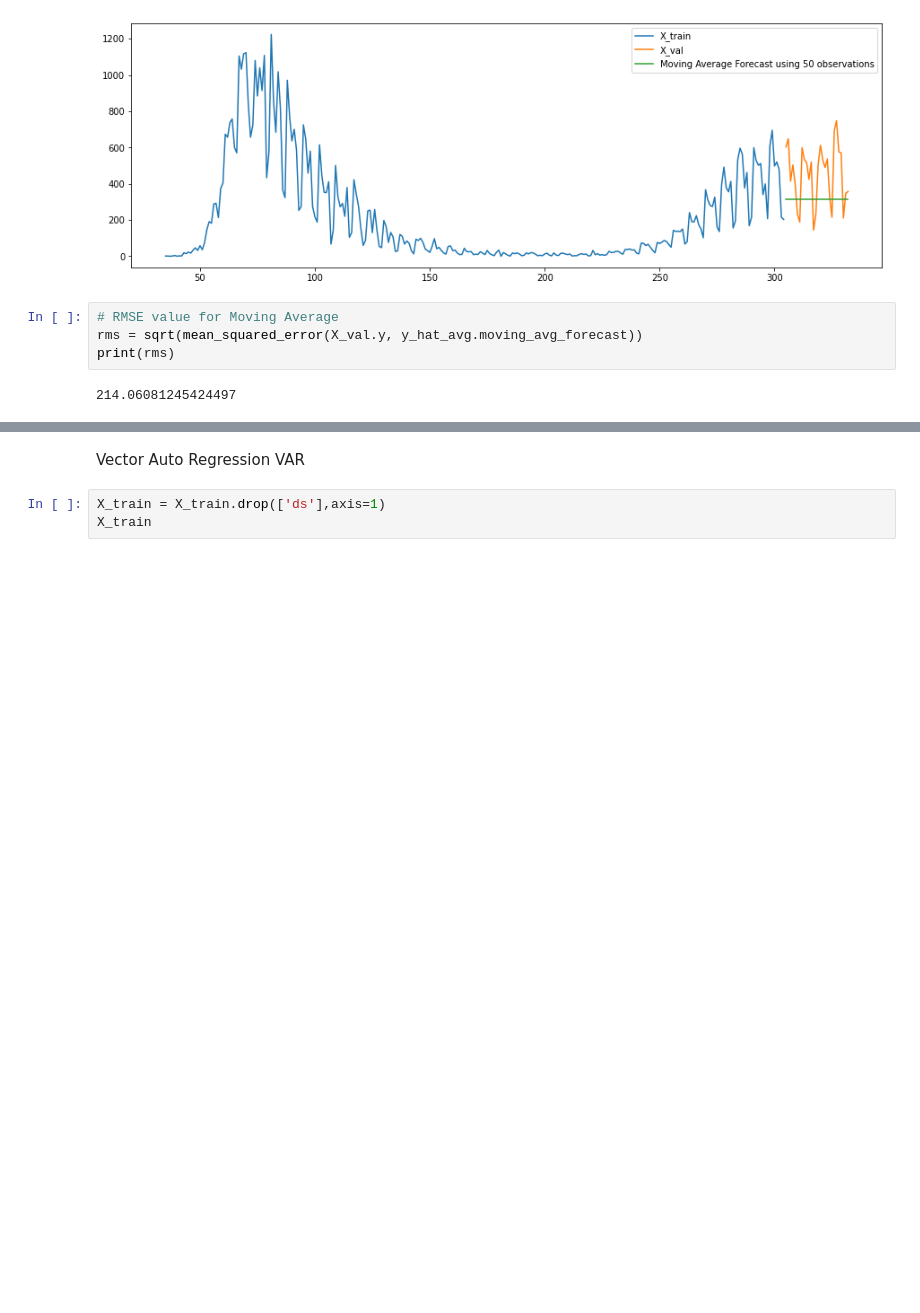
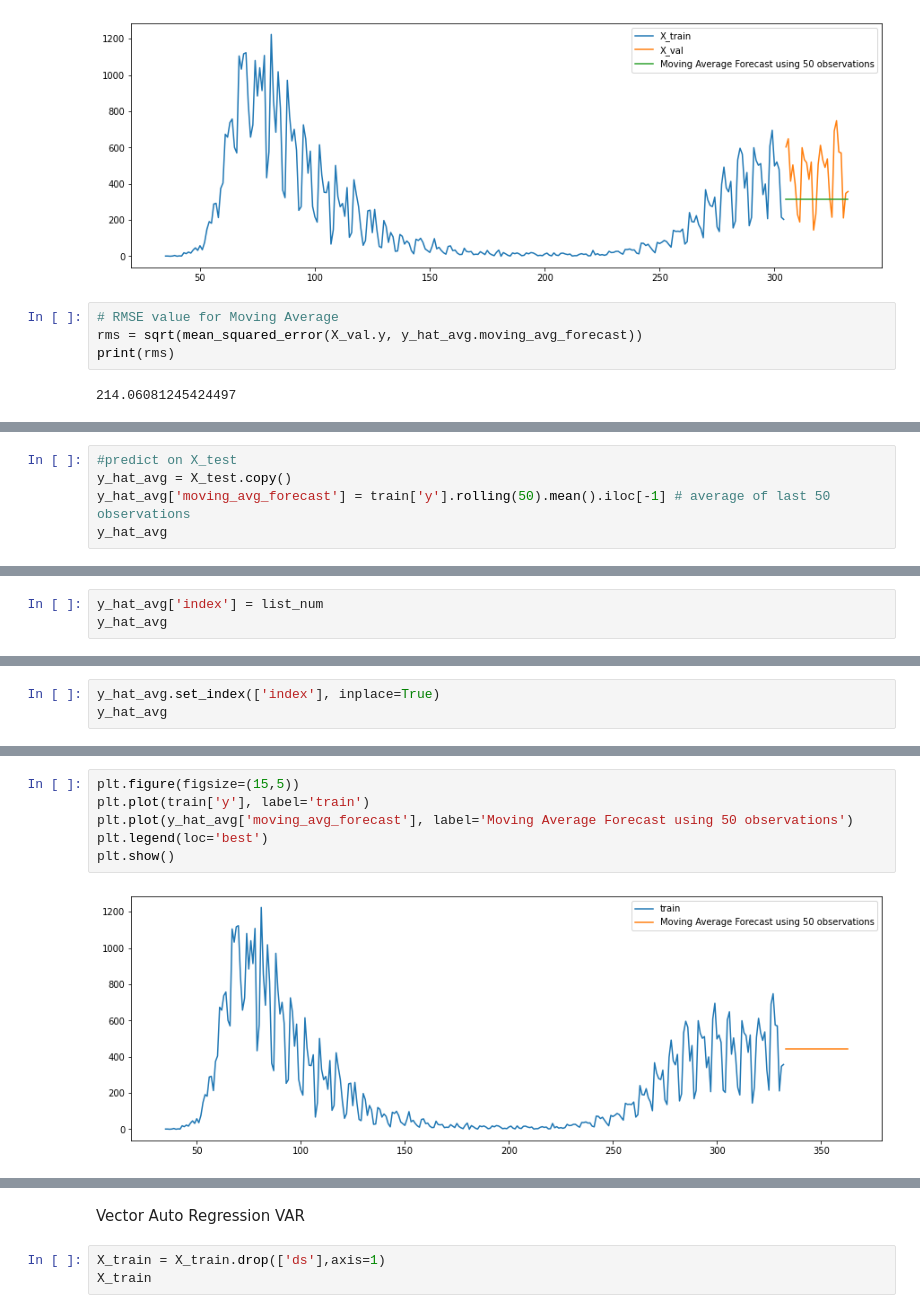
Before and after one commit to TracyRenee61/COV19, a Jupyter notebook: COV19_UK_multivariate_new_deaths.ipynb, the cells around one changed output, grey strips where cells are left out. Drawn from its saved outputs; the diff is of its cells as text; blank space fills up the shorter version.

```diff
--- a/COV19_UK_multivariate_new_deaths.ipynb
+++ b/COV19_UK_multivariate_new_deaths.ipynb
@@ -462,0 +480,5 @@ print(rms)
+# %%
+#predict on X_test
+y_hat_avg = X_test.copy()
+y_hat_avg['moving_avg_forecast'] = train['y'].rolling(50).mean().iloc[-1] # average of last 50 observations
+y_hat_avg
@@ -462,0 +553,3 @@ print(rms)
+# %%
+y_hat_avg['index'] = list_num
+y_hat_avg
@@ -462,0 +574,3 @@ print(rms)
+# %%
+y_hat_avg.set_index(['index'], inplace=True)
+y_hat_avg
@@ -463,3 +596,11 @@ print(rms)
+# %%
+plt.figure(figsize=(15,5))
+plt.plot(train['y'], label='train')
+plt.plot(y_hat_avg['moving_avg_forecast'], label='Moving Average Forecast using 50 observations')
+plt.legend(loc='best')
+plt.show()
+# %% [output]
+[figure, added]
 # %%
 #select last column from array
 y_hat_avg.iloc[:,-1:] = y_hat_avg.iloc[:,-1:].astype(int)
```
Also changed, not shown: parts of 19 cells of this notebook.
